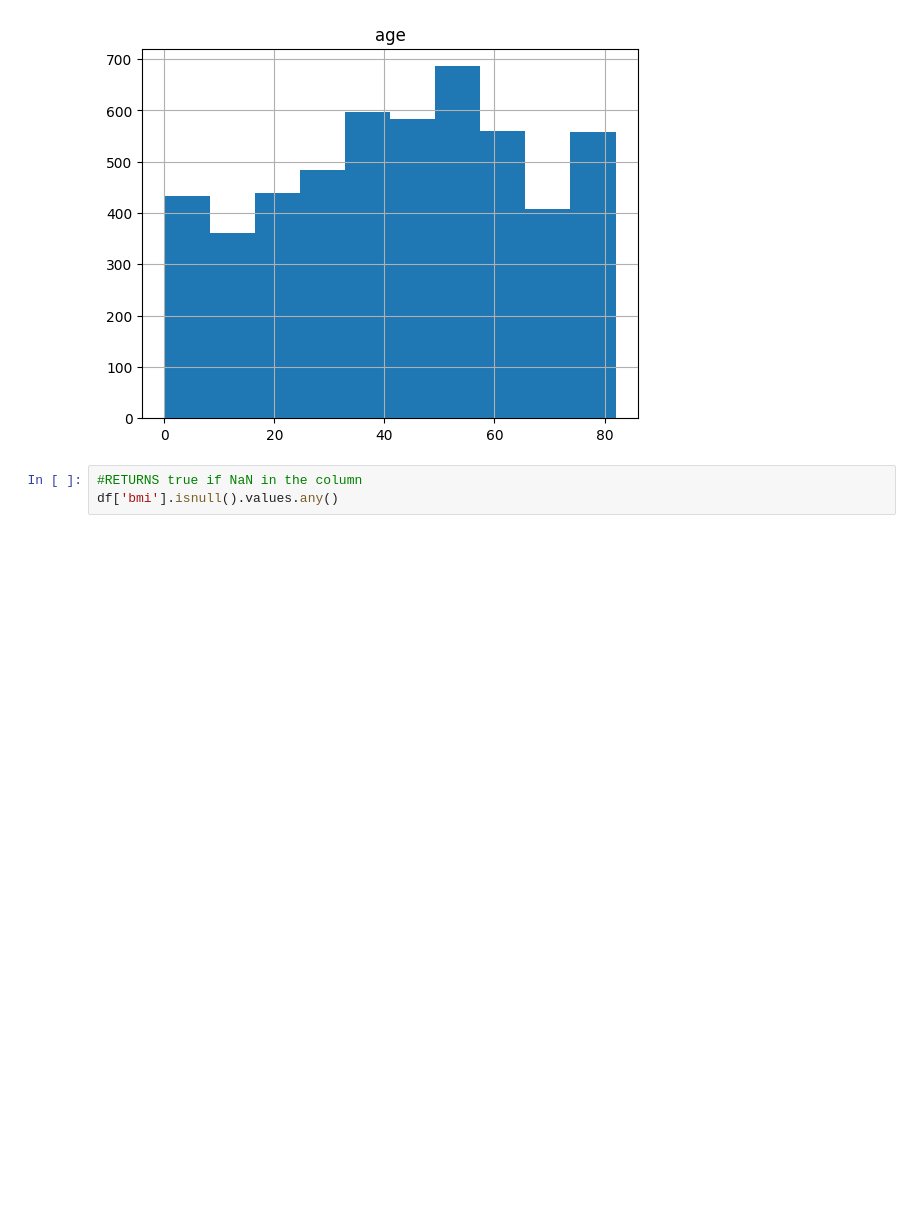
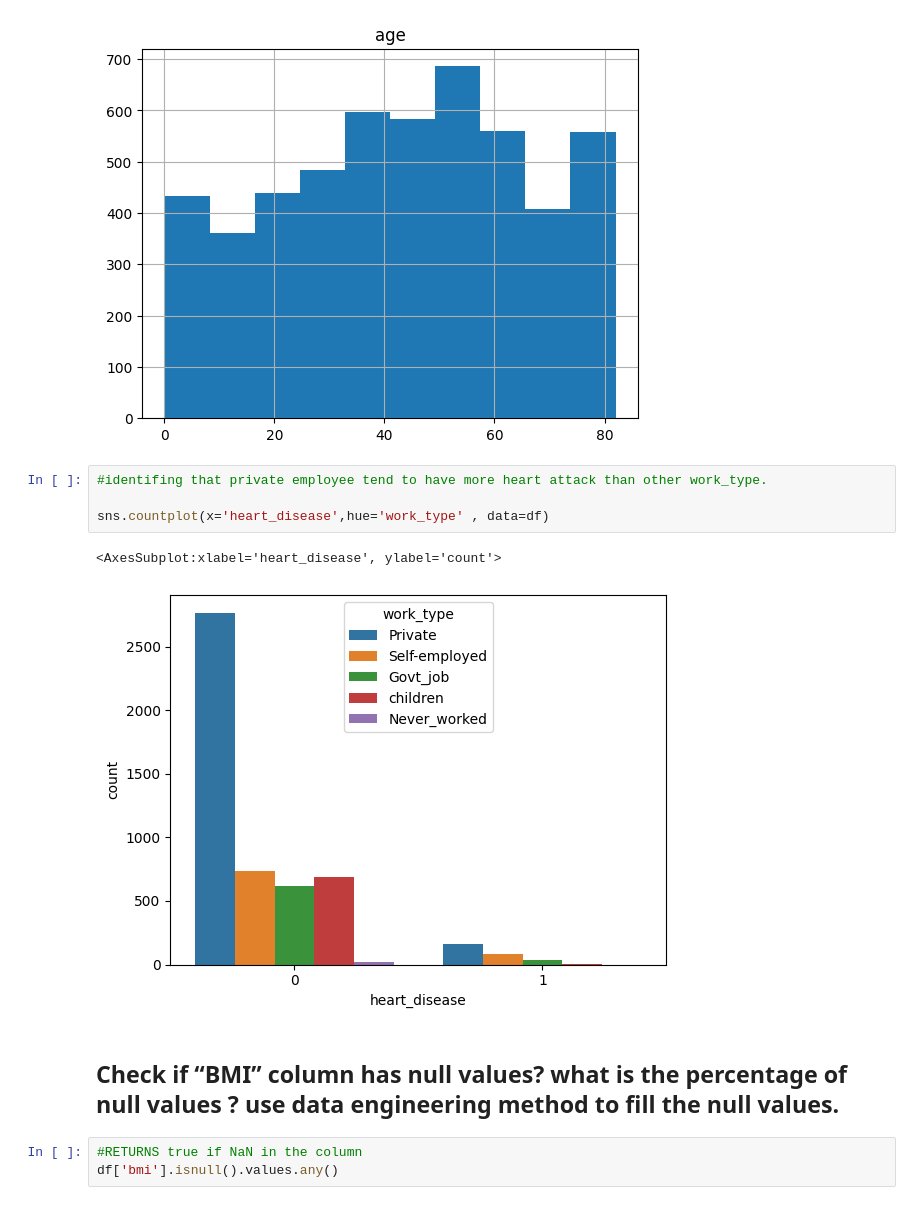
Before and after one commit to shivam-patil-DAX/Assignments, a Jupyter notebook: Data Science/Data_Analytics/Untitled.ipynb, the cells around one changed output. Drawn from its saved outputs; the diff is of its cells as text; blank space fills up the shorter version.

```diff
--- a/Data Science/Data_Analytics/Untitled.ipynb
+++ b/Data Science/Data_Analytics/Untitled.ipynb
@@ -85,6 +73,15 @@ df.hist(column='age')
 # %% [output]
 array([[<AxesSubplot:title={'center':'age'}>]], dtype=object)
 [figure]
+# %%
+#identifing that private employee tend to have more heart attack than other work_type.
+
+sns.countplot(x='heart_disease',hue='work_type' , data=df)
+# %% [output]
+<AxesSubplot:xlabel='heart_disease', ylabel='count'>
+[figure, added]
+# %% [markdown]
+##	Check if “BMI” column has null values? what is the percentage of null values ? use data engineering method to fill the null values.
 # %%
 #RETURNS true if NaN in the column
 df['bmi'].isnull().values.any()
```
Also changed, not shown: parts of 14 cells of this notebook, 2 other files.
